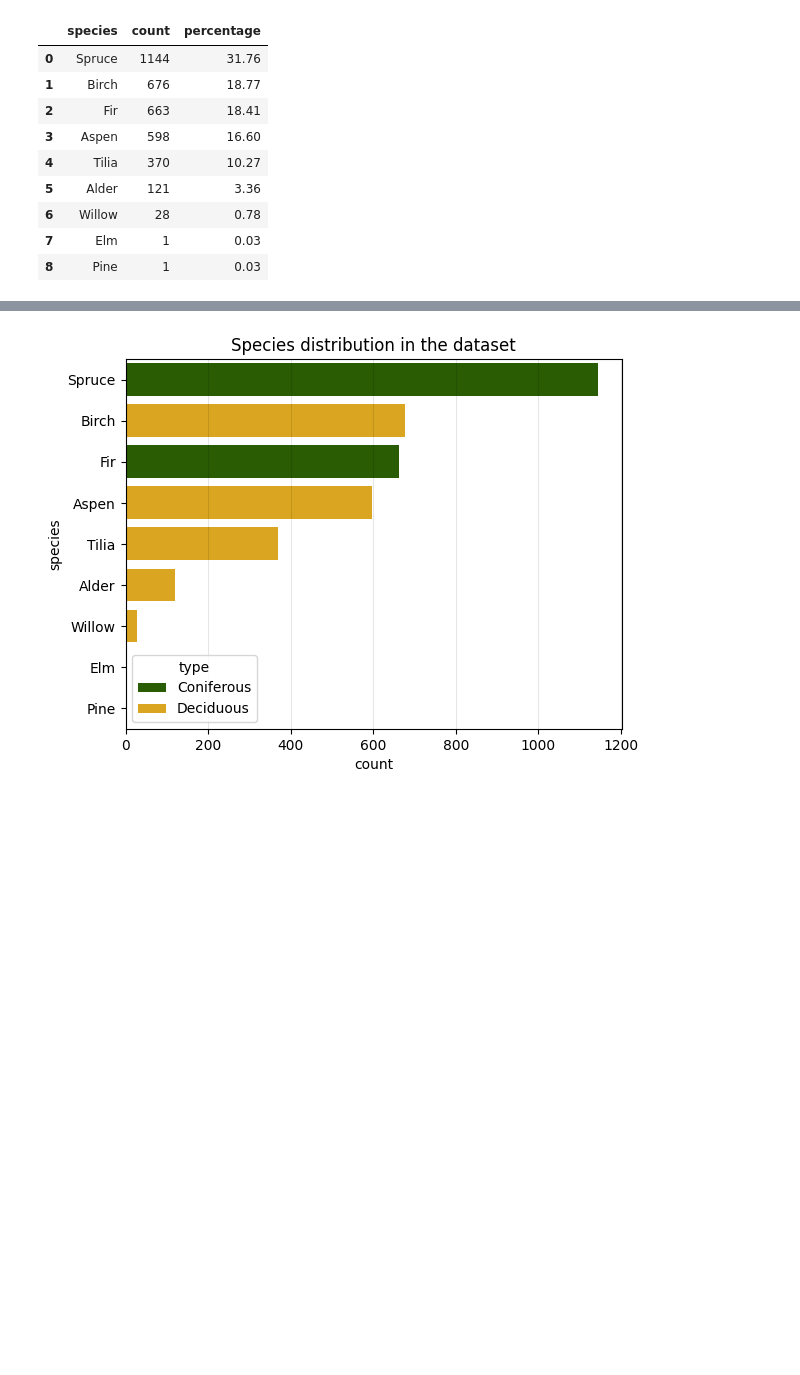
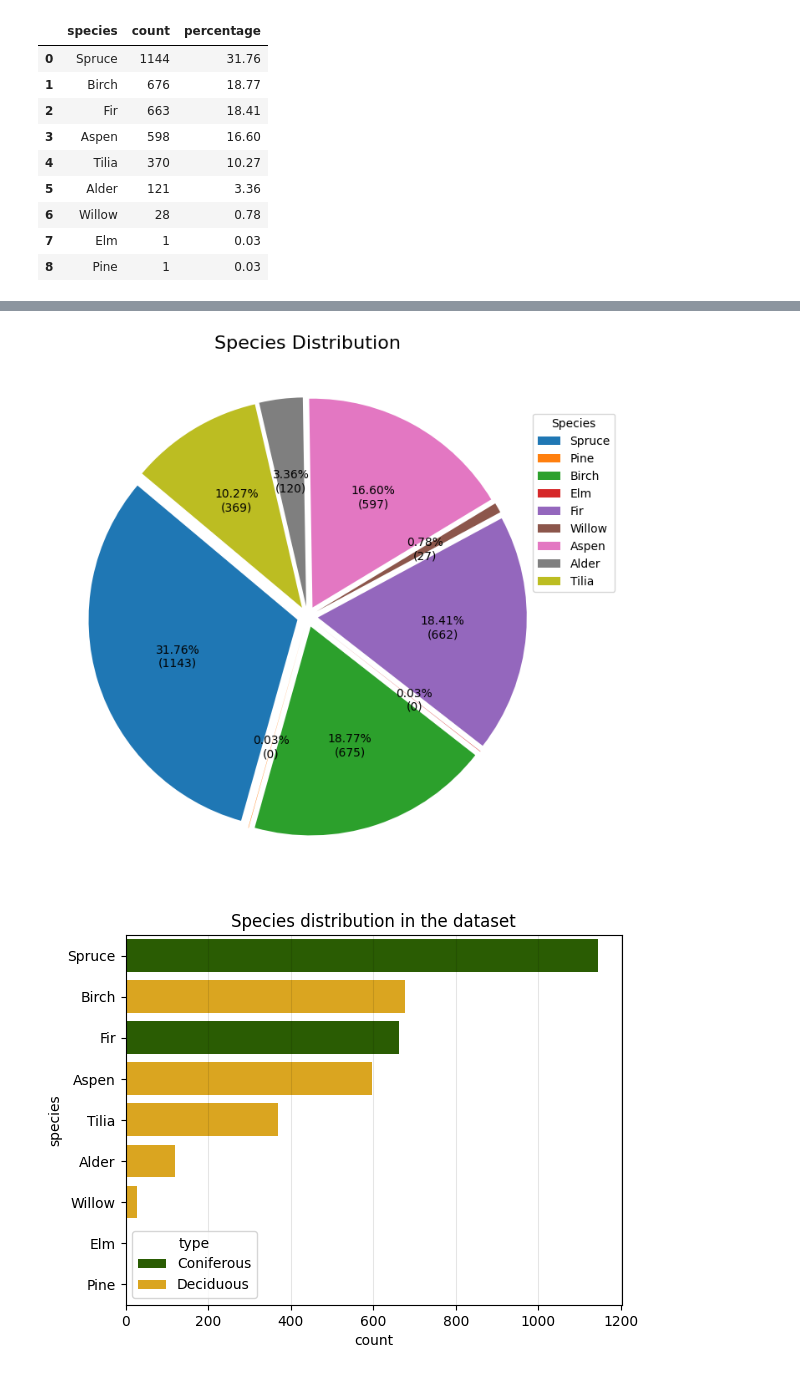
Before and after one commit to pariaighanian/LiDAR-Based-Tree-Detection, a Jupyter notebook: EDA.ipynb, the cells around one changed output, grey strips where cells are left out. Drawn from its saved outputs; the diff is of its cells as text; code cells hidden in the pictures; blank space fills up the shorter version.

Commit message:
changed pie chart

```diff
--- a/EDA.ipynb
+++ b/EDA.ipynb
@@ -80,3 +93,27 @@ species_counts
+# %%
+desired_order = ["Spruce", "Pine", "Birch", "Elm", "Fir", "Willow", "Aspen", "Alder", "Tilia"]
+species_counts = species_counts.set_index("species").loc[desired_order].reset_index()
+
+explode = [0.05] * len(species_counts["count"])
+
+
+plt.figure(figsize=(7, 7))
+wedges, texts, autotexts = plt.pie(
+    species_counts["count"],
+    explode=explode,
+    startangle=140,
+    autopct=lambda p: f'{p:.2f}%\n({int(p * species_counts["count"].sum() / 100)})',
+    textprops={'fontsize': 10}
+)
+
+plt.title("Species Distribution", fontsize=16)
+plt.legend(wedges, species_counts["species"],
+           title="Species", loc="upper right", bbox_to_anchor=(1.1, 0.9))
+
+plt.tight_layout()
+plt.show()
+# %% [output]
+[figure, added]
 # %%
 conifiers = {"Spruce", "Fir", "Pine"}
 species_counts["type"] = species_counts["species"].map(lambda x: "Coniferous" if x in conifiers else "Deciduous")
```
Also changed, not shown: parts of 1 cell of this notebook.
